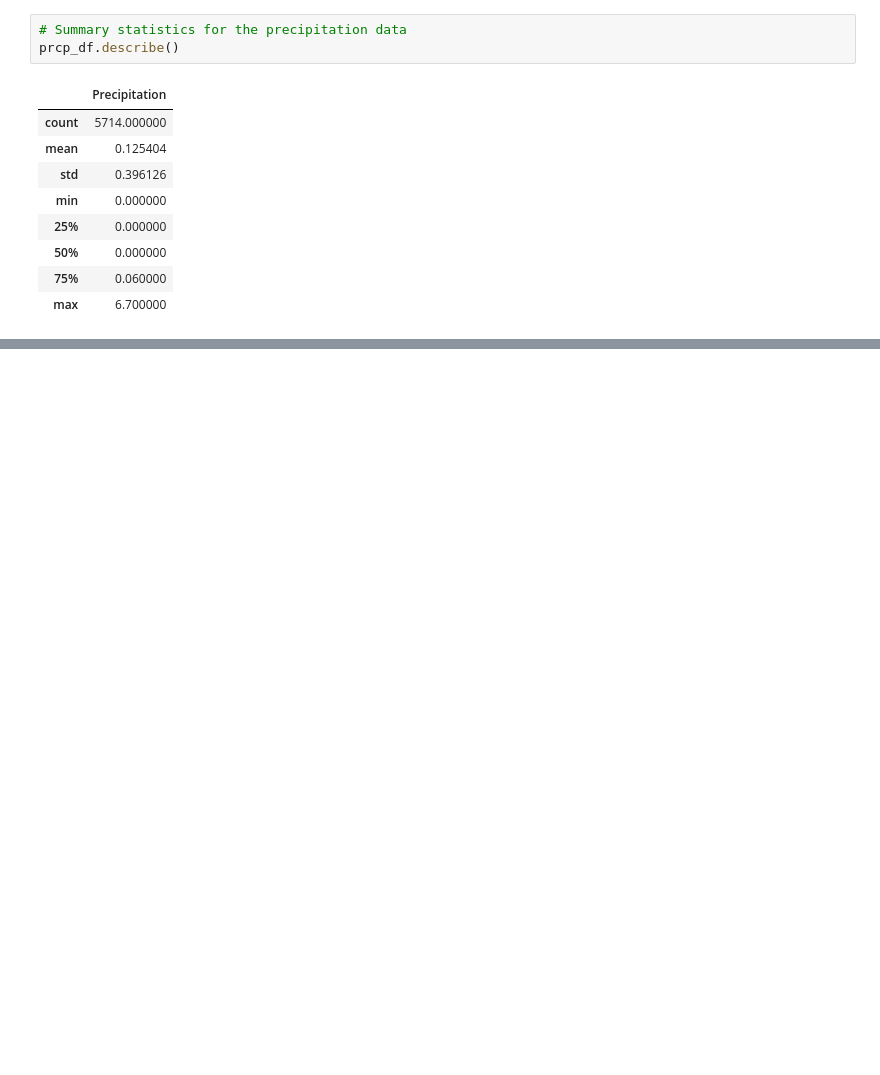
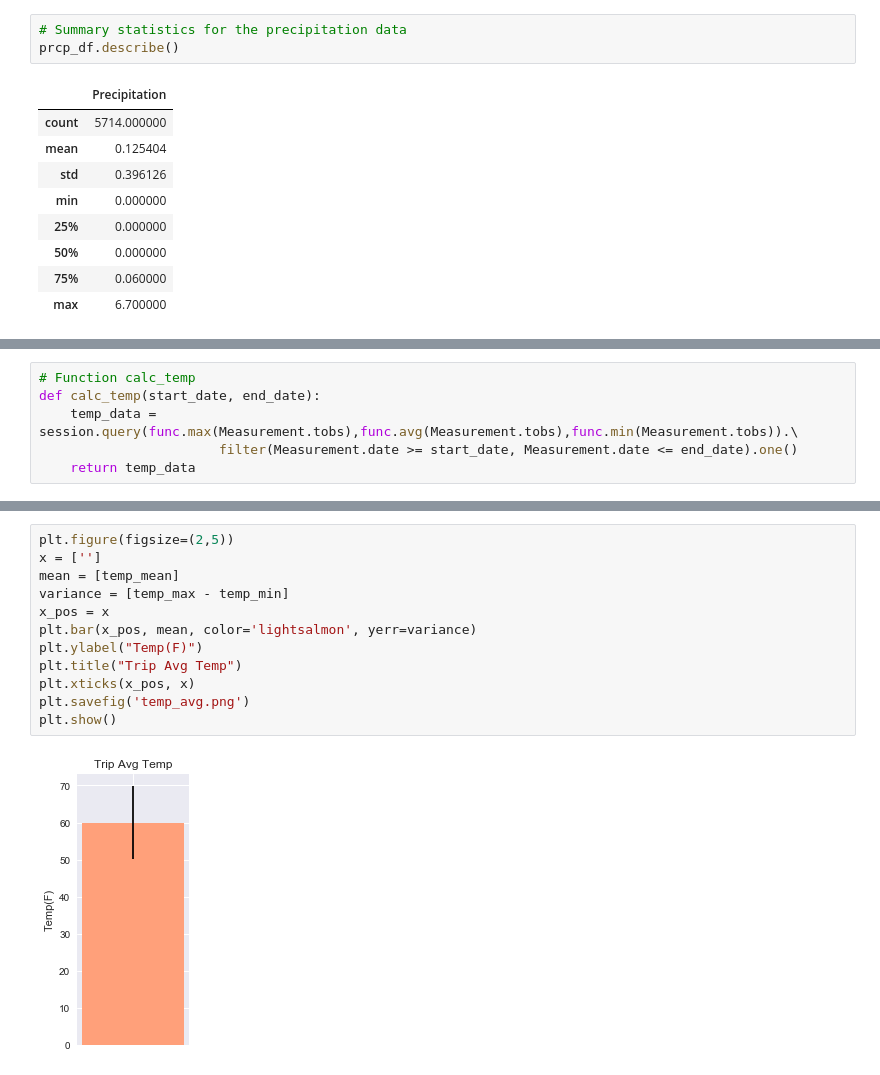
Before and after one commit to seaaaaany/Surfs_Up_SQL, a Jupyter notebook: climate_analysis.ipynb, the cells around one changed output, grey strips where cells are left out. Saved outputs shown, nothing was run; the diff lists cells and outputs as text; blank space fills up the shorter version.

```diff
--- a/climate_analysis.ipynb
+++ b/climate_analysis.ipynb
@@ -94,0 +158,6 @@ prcp_df.describe()
+# %%
+# Function calc_temp
+def calc_temp(start_date, end_date):
+    temp_data = session.query(func.max(Measurement.tobs),func.avg(Measurement.tobs),func.min(Measurement.tobs)).\
+                       filter(Measurement.date >= start_date, Measurement.date <= end_date).one()
+    return temp_data
@@ -94,0 +169,14 @@ prcp_df.describe()
+# %%
+plt.figure(figsize=(2,5))
+x = ['']
+mean = [temp_mean]
+variance = [temp_max - temp_min]
+x_pos = x
+plt.bar(x_pos, mean, color='lightsalmon', yerr=variance)
+plt.ylabel("Temp(F)")
+plt.title("Trip Avg Temp")
+plt.xticks(x_pos, x)
+plt.savefig('temp_avg.png')
+plt.show()
+# %% [output]
+[figure, added]
```
Also changed, not shown: parts of 13 cells of this notebook, 1 other file.
